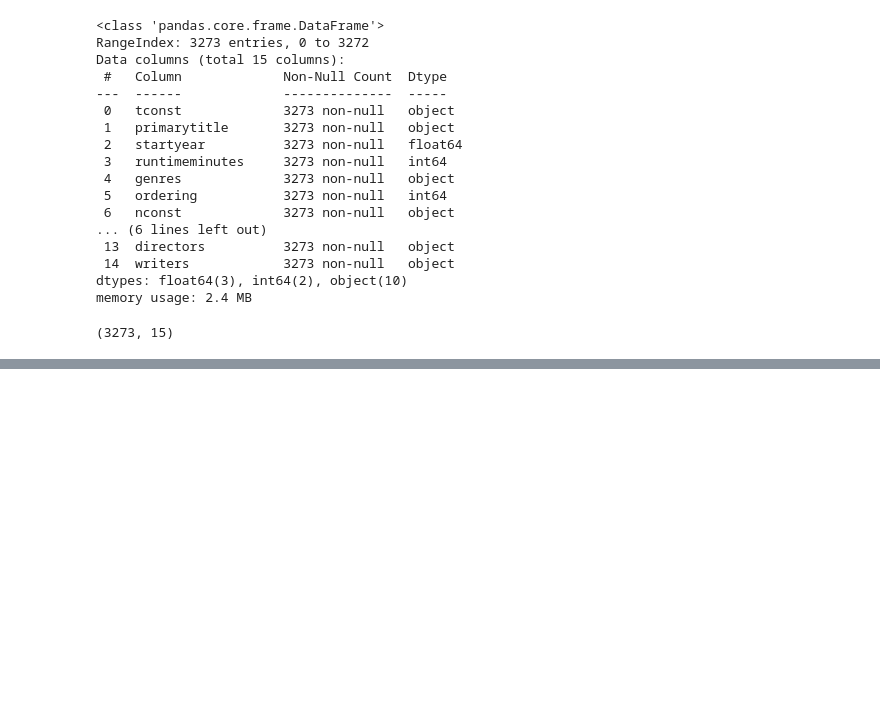
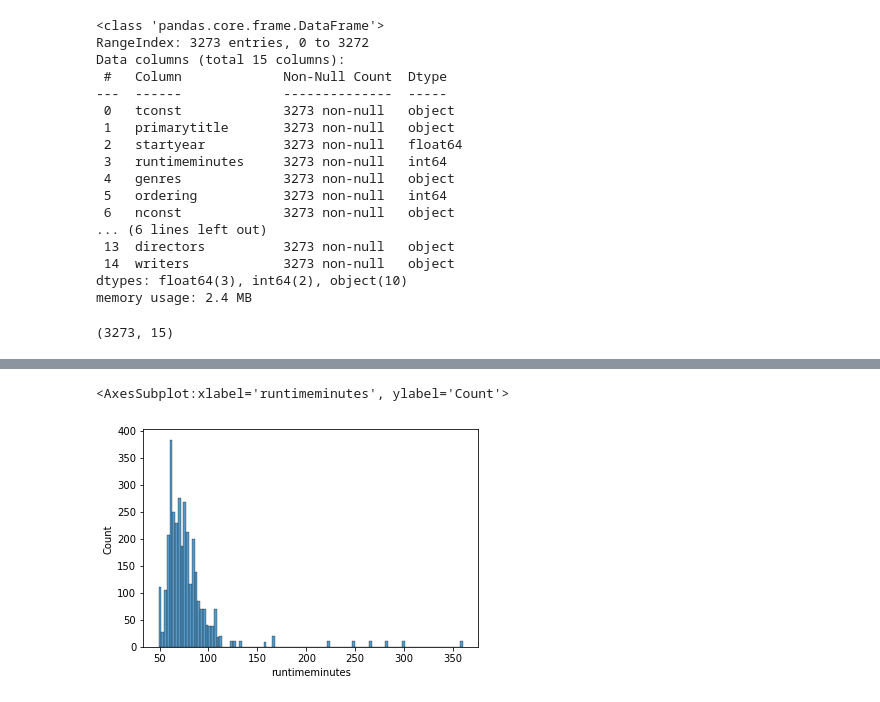
Before and after one commit to 333Kenji/IMDB_KMeans, a Jupyter notebook: Notebooks/KMeans.ipynb, the cells around one changed output, grey strips where cells are left out. Saved outputs shown, nothing was run; the diff lists cells and outputs as text; code cells hidden in the pictures; blank space fills up the shorter version.

```diff
--- a/Notebooks/KMeans.ipynb
+++ b/Notebooks/KMeans.ipynb
@@ -319,0 +381,8 @@ Nothing Missing
+# %%
+# Explore Interesting Independent Variables
+# Let's take a look at those runtimes
+sns.histplot(data.runtimeminutes)
+# Upn visual inspection it looks like most of our data has a runtime less than 125 minutes.
+# %% [output]
+<AxesSubplot:xlabel='runtimeminutes', ylabel='Count'>
+[figure, added]
```
Also changed, not shown: parts of 55 cells of this notebook.
